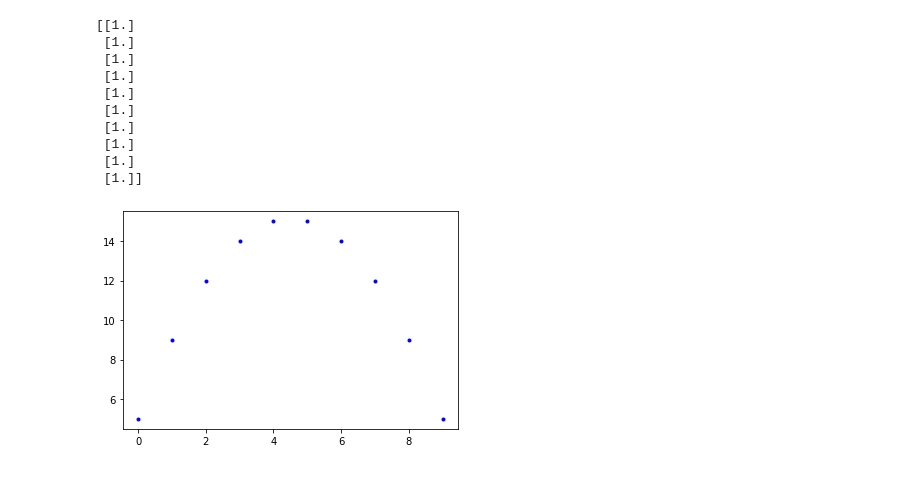
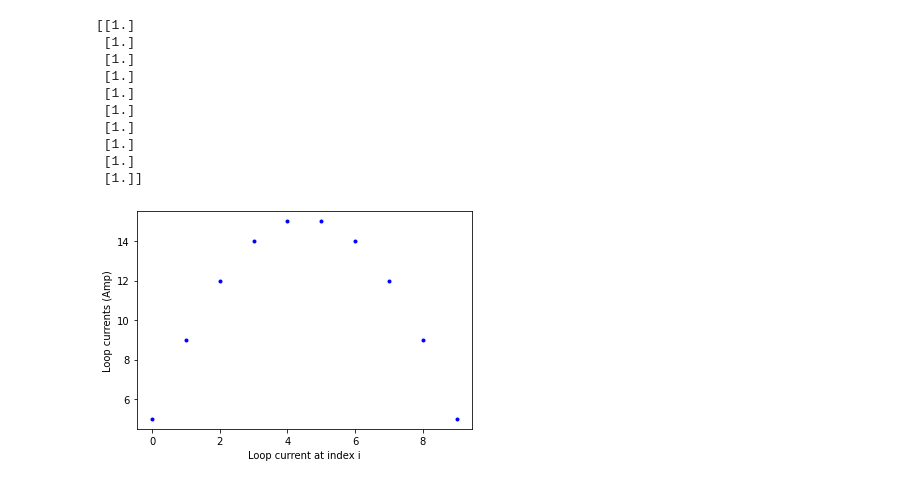
Before and after one commit to patrickwalls/math307, a Jupyter notebook: 01_linear_systems.ipynb, the cells around one changed output. Cells and saved outputs as stored; diff of their text form; code cells hidden in the pictures.

```diff
--- a/01_linear_systems.ipynb
+++ b/01_linear_systems.ipynb
@@ -112,6 +116,8 @@ print(b)
 x = la.solve(A,b)
 # %%
 plt.plot(x,'b.')
+plt.xlabel('Loop current at index i')
+plt.ylabel('Loop currents (Amp)')
 plt.show()
 # %% [output]
-[figure, old version]
+[figure, new version]
```
Also changed, not shown: parts of 2 cells of this notebook, 1 other file.
